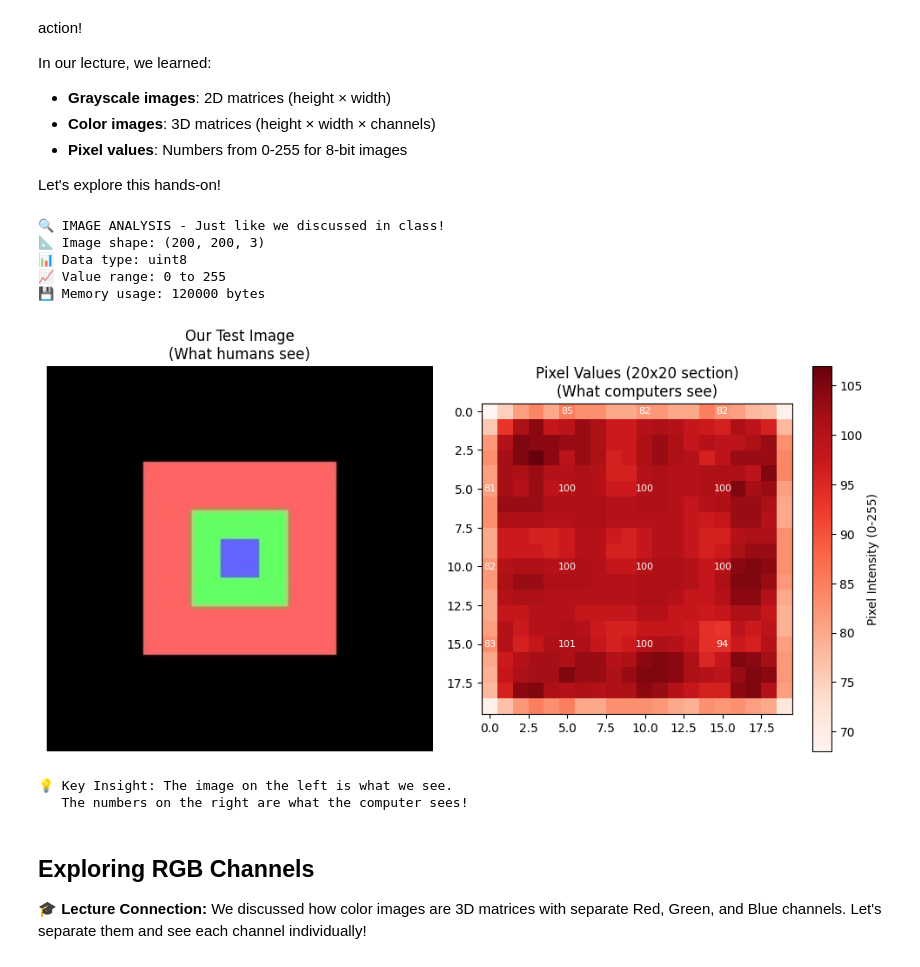
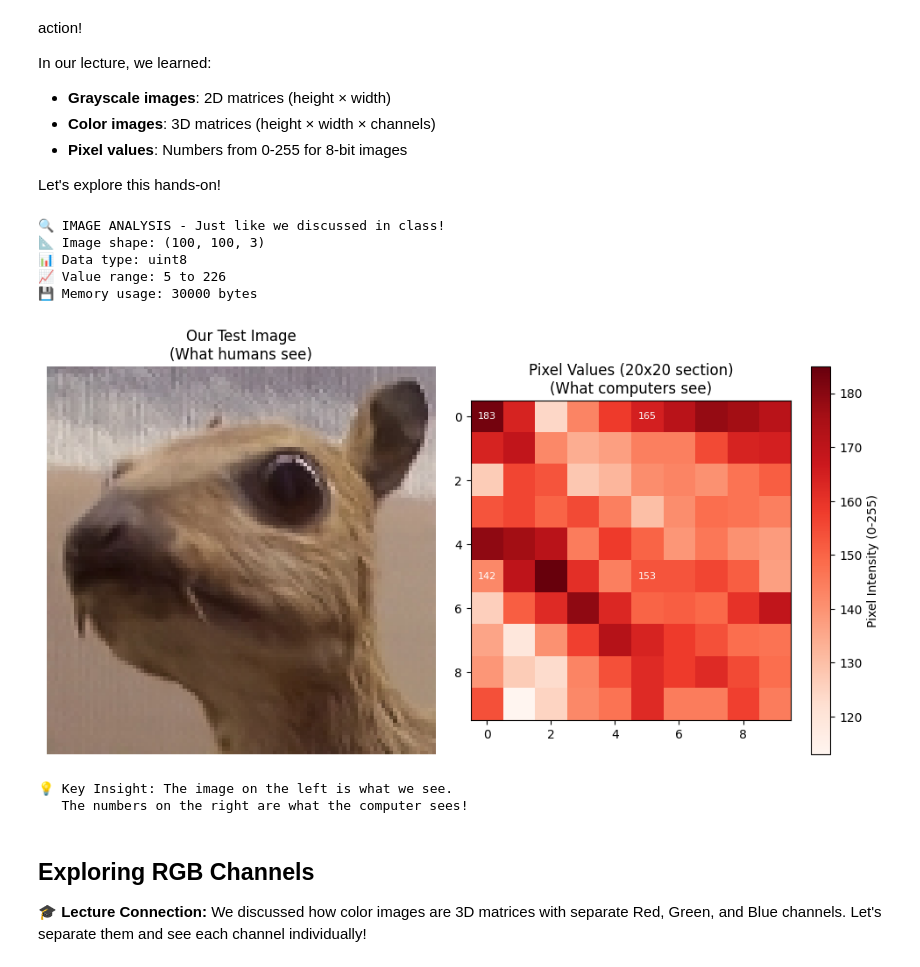
Before and after one commit to rfox7/jupyter-exploration, a Jupyter notebook: L02_Fox_Rich_ITAI1378.ipynb, the cells around one changed output. Cells and saved outputs as stored; diff of their text form; code cells hidden in the pictures.

```diff
--- a/L02_Fox_Rich_ITAI1378.ipynb
+++ b/L02_Fox_Rich_ITAI1378.ipynb
@@ -169,7 +144,7 @@ Let's explore this hands-on!
 # %%
 # Load our test image using OpenCV
 # Note: OpenCV loads images in BGR format (Blue, Green, Red)
-img_bgr = cv2.imread('test_image.jpg')
+img_bgr = cv2.imread('portrait.jpg')
 
 # Convert to RGB for proper display (remember color spaces from lecture?)
 img_rgb = cv2.cvtColor(img_bgr, cv2.COLOR_BGR2RGB)
@@ -180,40 +155,43 @@ print(f"📐 Image shape: {img_rgb.shape}")
 print(f"📊 Data type: {img_rgb.dtype}")
 print(f"📈 Value range: {img_rgb.min()} to {img_rgb.max()}")
 print(f"💾 Memory usage: {img_rgb.nbytes} bytes")
 
 # Display the image
 plt.figure(figsize=(10, 5))
 
 plt.subplot(1, 2, 1)
 plt.imshow(img_rgb)
 plt.title('Our Test Image\n(What humans see)')
 plt.axis('off')
 
 plt.subplot(1, 2, 2)
 # Show a small section of pixel values (what computers see)
 pixel_section = img_rgb[90:110, 90:110, 0]  # 20x20 red channel section
 plt.imshow(pixel_section, cmap='Reds')
 plt.title('Pixel Values (20x20 section)\n(What computers see)')
 plt.colorbar(label='Pixel Intensity (0-255)')
 
 # Add text annotations showing actual pixel values
-for i in range(0, 20, 5):
-    for j in range(0, 20, 5):
+h, w = pixel_section.shape
+
+for i in range(0, h, 5):
+    for j in range(0, w, 5):
         plt.text(j, i, str(pixel_section[i, j]),
-                ha='center', va='center', color='white', fontsize=8)
+                 ha='center', va='center', color='white', fontsize=8)
+
 
 plt.tight_layout()
 plt.show()
 
 print("\n💡 Key Insight: The image on the left is what we see.")
 print("   The numbers on the right are what the computer sees!")
 # %% [output]
 🔍 IMAGE ANALYSIS - Just like we discussed in class!
-📐 Image shape: (200, 200, 3)
+📐 Image shape: (100, 100, 3)
 📊 Data type: uint8
-📈 Value range: 0 to 255
-💾 Memory usage: 120000 bytes
+📈 Value range: 5 to 226
+💾 Memory usage: 30000 bytes
-[figure, old version]
+[figure, new version]
 💡 Key Insight: The image on the left is what we see.
    The numbers on the right are what the computer sees!
 # %% [markdown]
```
Also changed, not shown: parts of 12 cells of this notebook.
